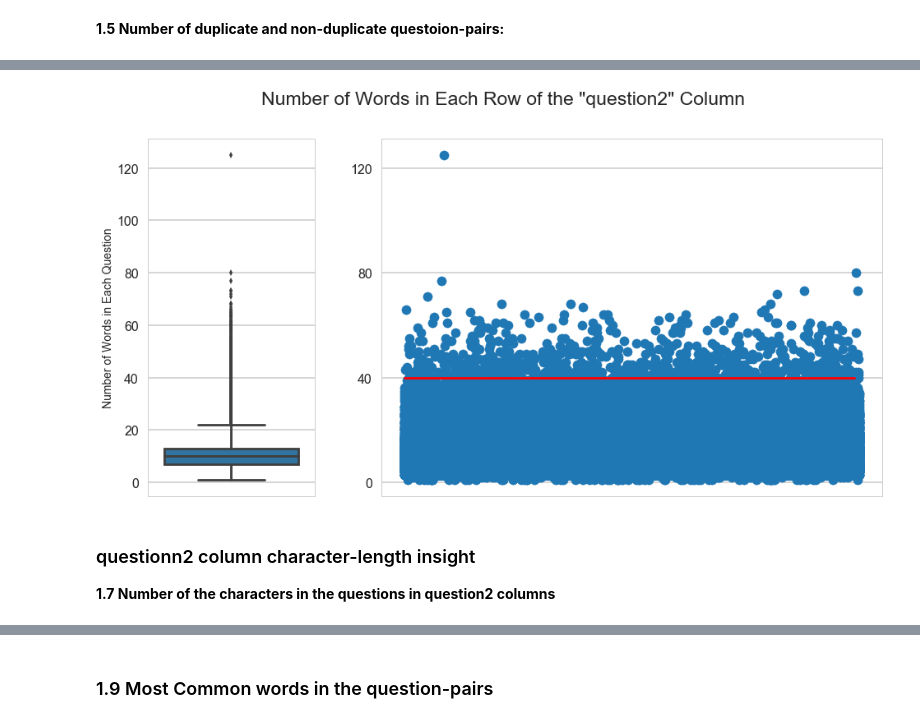
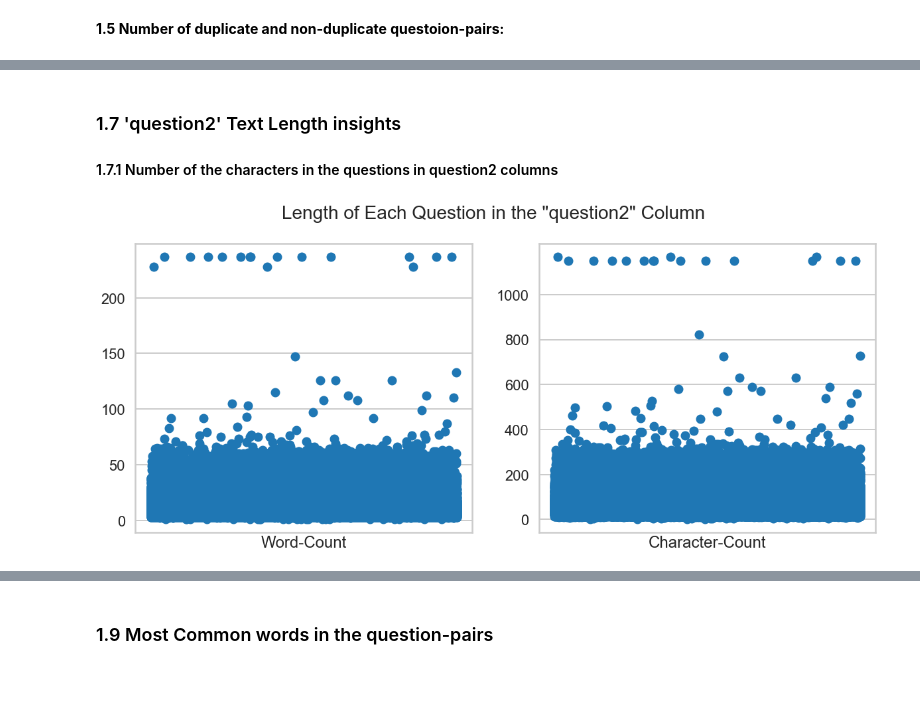
Before and after one commit to zbiswas3/Datascience-Projects, a Jupyter notebook: Capstone Project 1 Quora Question Pair/quora_question_pair_zahid_biswas.ipynb, the cells around one changed output, grey strips where cells are left out. Cells and saved outputs as stored; diff of their text form; code cells hidden in the pictures; blank space fills up the shorter version.

```diff
--- a/Capstone Project 1 Quora Question Pair/quora_question_pair_zahid_biswas.ipynb
+++ b/Capstone Project 1 Quora Question Pair/quora_question_pair_zahid_biswas.ipynb
@@ -36,6 +45,6 @@ sns.set_style("whitegrid")
 sns.set_context("poster")
 # %%
 # load the training dataset
-train_data = pd.read_csv('D:\Downloads\Springboard Python\quora-question-pair\\train.csv')
+train_data = pd.read_csv('D:\Downloads\Springboard Python\Data\\train.csv')
 # %%
 # load the test dataset
@@ -162,26 +194,29 @@ plt.show()
+# %% [markdown]
+### 1.7  'question2' Text Length insights
+
+#### 1.7.1 Number of the characters in the questions in question2 columns ###
 # %%
 # set the figure size and add a title
-fig = plt.figure(figsize=(16, 8))
-fig.suptitle('Number of Words in Each Row of the "question2" Column')
+fig = plt.figure(figsize=(20, 8))
+fig.suptitle('Length of Each Question in the "question2" Column', size=28)
+fig.set_label(s='Question2')
 
 # create the figure grids
-gs = gridspec.GridSpec(ncols=2,nrows=1, width_ratios=[1, 3])
+gs = gridspec.GridSpec(ncols=2,nrows=1, width_ratios=[2, 2])
 
 # plot the boxplot of the question1 character length
 ax1 = plt.subplot(gs[0])
-sns.boxplot(sorted(train_df.question1.str.split().str.len(),reverse=True), orient='v')
-plt.ylabel("Number of Words in Each Question",size=14)
+plt.scatter(np.arange(len(train_df.question2)), train_df.question2.str.split().str.len())
+plt.yticks(range(0,250,50))
+plt.xlabel('Word-Count')
+plt.xticks([])
 
 # plot the scatter plot in the second grid
 ax2 = plt.subplot(gs[1])
-plt.scatter(np.arange(len(train_df.question1)), train_df.question1.str.split().str.len())
-plt.plot([-1,400000],[40,40], color='r')
-plt.yticks(range(0,130,40))
+plt.scatter(np.arange(len(train_df.question2)), train_df.question2.str.len())
+plt.yticks(range(0,1200,200))
 plt.xticks([])
+plt.xlabel('Character-Count')
 plt.show()
 # %% [output]
-[figure, old version]
+[figure, new version]
-# %% [markdown]
-### questionn2 column character-length insight
-
-**1.7 Number of the characters in the questions in question2 columns**
```
Also changed, not shown: parts of 94 cells of this notebook.
